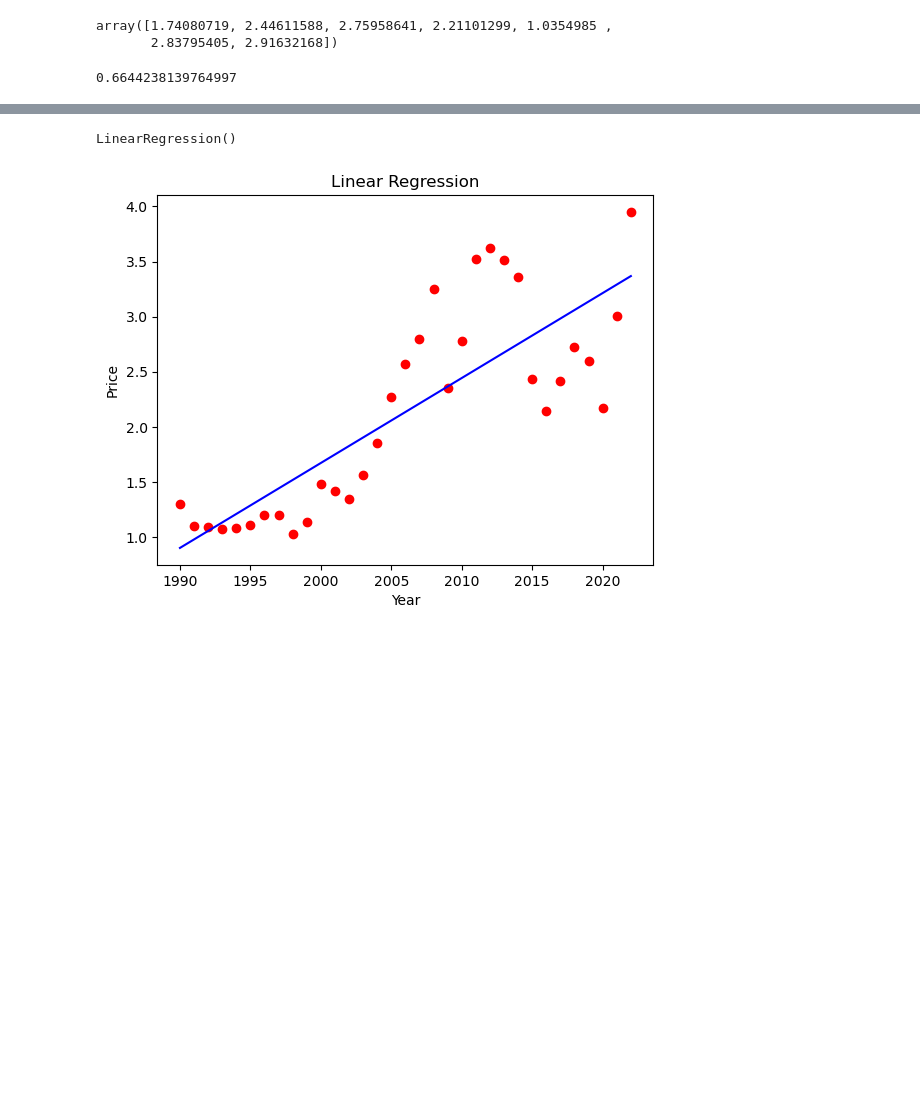
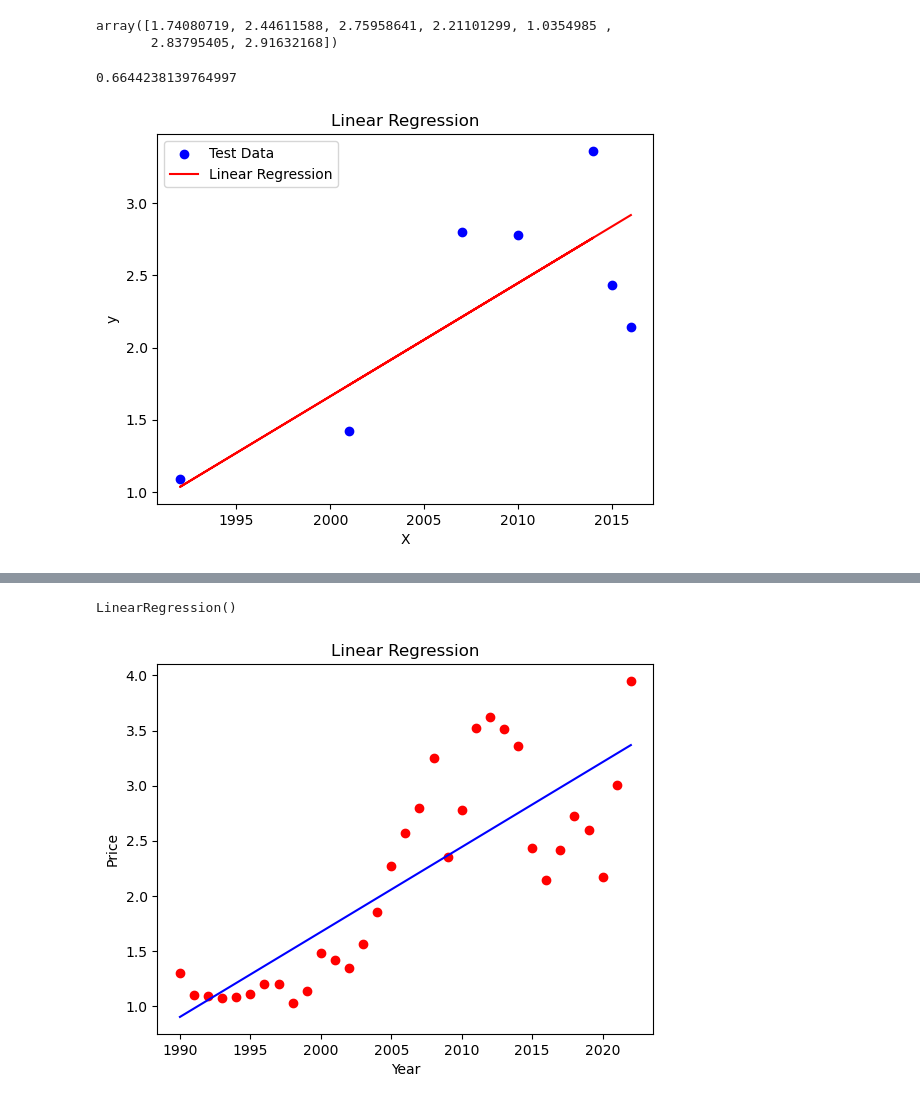
Before and after one commit to EmmsDK/BI-Fall-2023-Exam-Project, a Jupyter notebook: structured_v2.ipynb, the cells around one changed output, grey strips where cells are left out. Cells and saved outputs as stored; diff of their text form; code cells hidden in the pictures; blank space fills up the shorter version.

Commit message:
trained+test reg gas prices

```diff
--- a/structured_v2.ipynb
+++ b/structured_v2.ipynb
@@ -608,3 +608,17 @@ R2
 #Not too high of a score
 # %% [output]
 0.6644238139764997
+# %%
+# Scatter plot for the test data
+plt.scatter(X_test, y_test, color='blue', label='Test Data')
+
+# Plot the regression line
+plt.plot(X_test, ygas_predicted, color='red', label='Linear Regression')
+
+plt.xlabel('X')
+plt.ylabel('y')
+plt.title('Linear Regression')
+plt.legend()
+plt.show()
+# %% [output]
+[figure, added]
```
Also changed, not shown: parts of 1 cell of this notebook.
